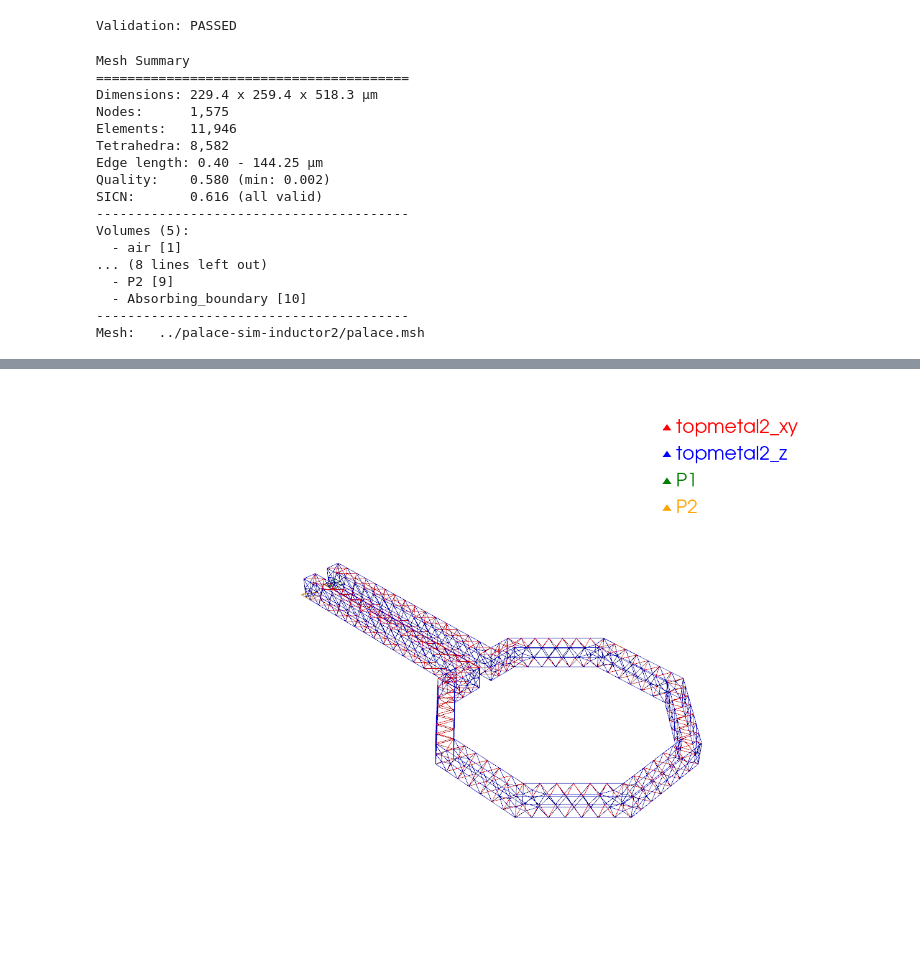
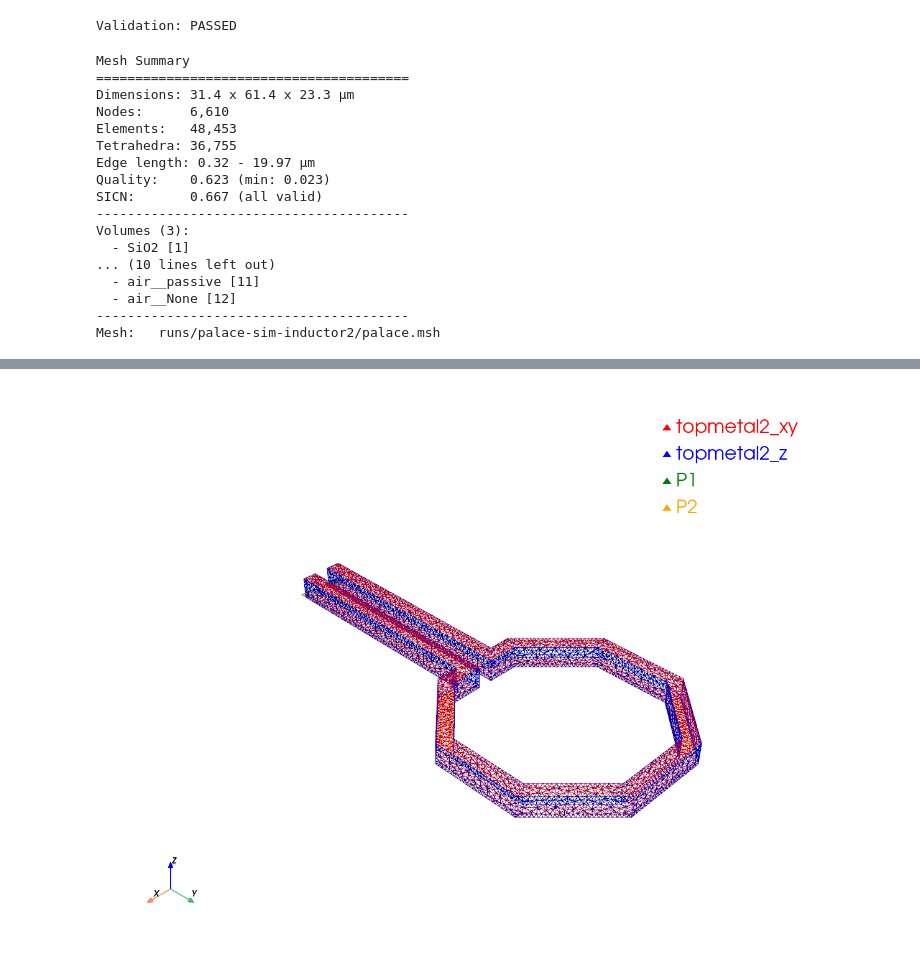
Before and after one commit to EpsilonForge/gsim, a Jupyter notebook: nbs/IHP_components/mesh_inductor2.ipynb, the cells around one changed output, grey strips where cells are left out. Drawn from its saved outputs; the diff is of its cells as text; code cells hidden in the pictures.

```diff
--- a/nbs/IHP_components/mesh_inductor2.ipynb
+++ b/nbs/IHP_components/mesh_inductor2.ipynb
@@ -23,10 +24,10 @@ cc.ports
 ["Port(self.name='P1', self.width=2000, trans=r270 *1 -2.05,0, layer=TopMetal2pin (134/2), port_type=electrical)", "Port(self.name='P2', self.width=2000, trans=r270 *1 2.05,0, layer=TopMetal2pin (134/ ...
 # %%
 sim = DrivenSim()
-sim.set_output_dir("../palace-sim-inductor2")
+sim.set_output_dir("runs/palace-sim-inductor2")
 sim.set_geometry(cc)
 
-sim.set_stack(yaml_path=yaml_file)
+sim.set_stack(substrate_thickness=2.0,air_above=5.0)
 
 sim.add_port("P1",layer="topmetal2")
 sim.add_port("P2",layer="topmetal2")
@@ -37,25 +38,25 @@ print(sim.validate_config())
 # %% [output]
 Validation: PASSED
 # %%
-sim.mesh(preset="fine")
+sim.mesh(preset="graded",margin=1.0, refined_mesh_size=0.5)
 # %% [output]
 Mesh Summary
 ========================================
-Dimensions: 229.4 x 259.4 x 518.3 µm
-Nodes:      1,575
-Elements:   11,946
-Tetrahedra: 8,582
-Edge length: 0.40 - 144.25 µm
-Quality:    0.580 (min: 0.002)
-SICN:       0.616 (all valid)
+Dimensions: 31.4 x 61.4 x 23.3 µm
+Nodes:      6,610
+Elements:   48,453
+Tetrahedra: 36,755
+Edge length: 0.32 - 19.97 µm
+Quality:    0.623 (min: 0.023)
+SICN:       0.667 (all valid)
 ----------------------------------------
-Volumes (5):
-  - air [1]
-... (8 lines left out)
-  - P2 [9]
-  - Absorbing_boundary [10]
+Volumes (3):
+  - SiO2 [1]
+... (10 lines left out)
+  - air__passive [11]
+  - air__None [12]
 ----------------------------------------
-Mesh:   ../palace-sim-inductor2/palace.msh
+Mesh:   runs/palace-sim-inductor2/palace.msh
 # %%
-sim.plot_mesh(show_groups=["metal","P"],interactive=False)
+sim.plot_mesh(show_groups=["metal","P"],interactive=True)
 # %% [output]
@@ -79 +80 @@ libEGL warning: failed to open /dev/dri/card1: Permission denied
-[figure, old version]
+[figure, new version]
```
Also changed, not shown: parts of 5 cells of this notebook, 9 other files.
